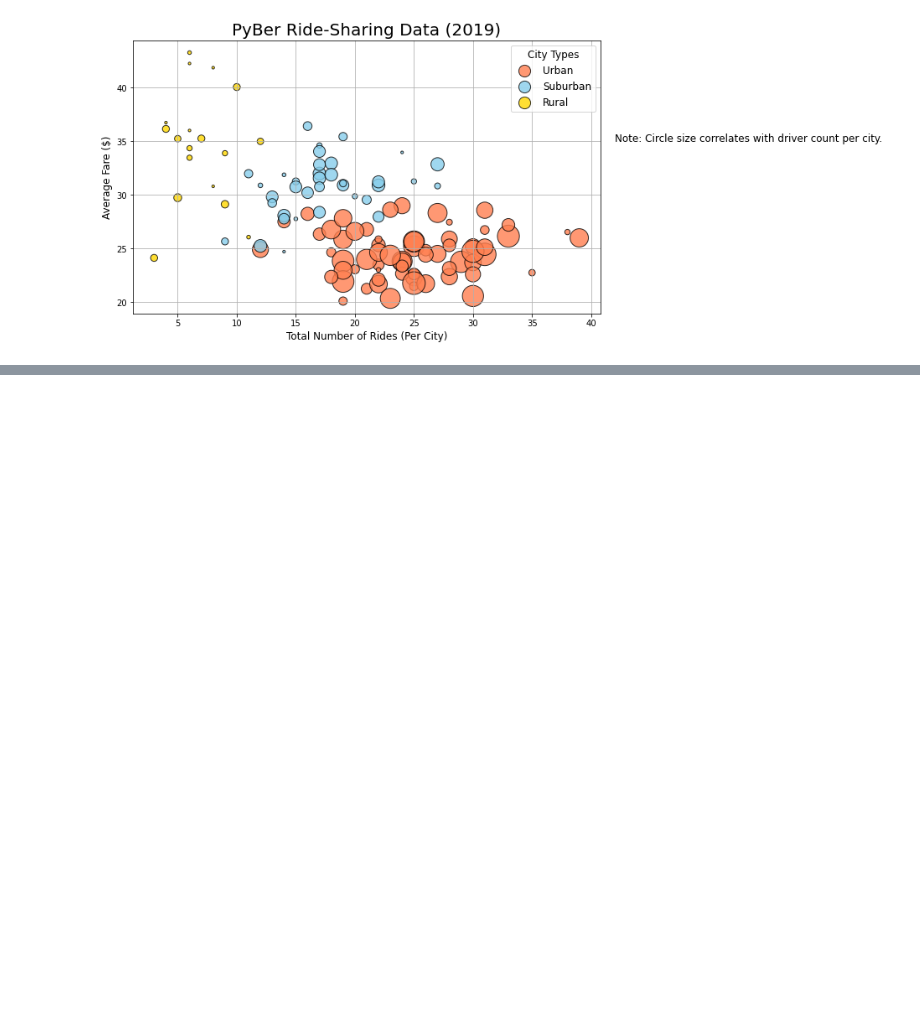
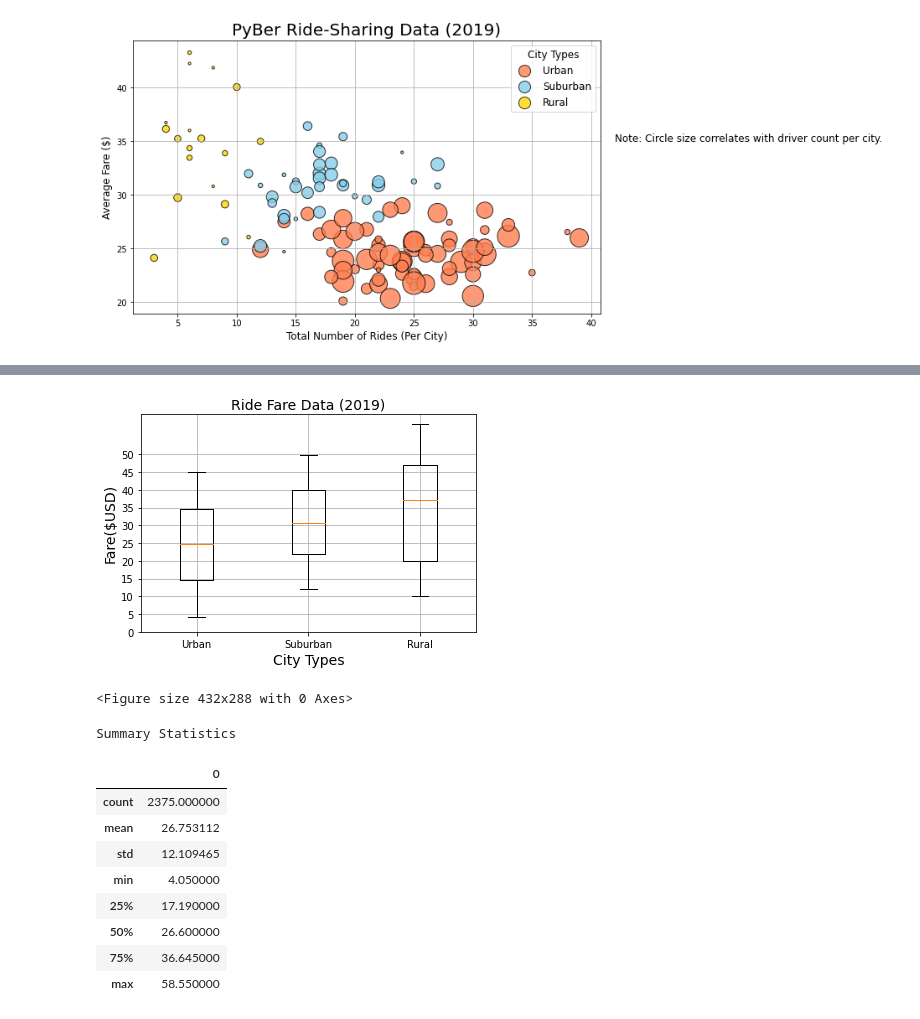
Before and after one commit to YubiQuinzon/PyBer_Analysis, a Jupyter notebook: PyBer.ipynb, the cells around one changed output, grey strips where cells are left out. Saved outputs shown, nothing was run; the diff lists cells and outputs as text; code cells hidden in the pictures; blank space fills up the shorter version.

```diff
--- a/PyBer.ipynb
+++ b/PyBer.ipynb
@@ -355,0 +509,40 @@ plt.show()
+# %%
+# Create a box-and-whisker plot for the urban fare data.
+x_labels = ["Urban", "Suburban", "Rural"]
+fare_data = [urban_fares, suburban_cities_df["fare"], rural_cities_df["fare"]]
+
+fig, ax = plt.subplots()
+ax.boxplot(fare_data, labels=x_labels)
+
+# Add the title, y-axis label and grid.
+ax.set_title('Ride Fare Data (2019)', fontsize =14)
+ax.set_ylabel('Fare($USD)', fontsize =14)
+ax.set_xlabel("City Types", fontsize =14)
+ax.set_yticks(np.arange(0, 51, step=5.0))
+ax.grid()
+plt.show()
+
+# Save the figure.
+plt.savefig("analysis/Fig3.png")
+plt.show()
+
+fare_data_summary =[]
+[fare_data_summary.append(i) for i in urban_fares.values]
+[fare_data_summary.append(i) for i in suburban_cities_df["fare"].values]
+[fare_data_summary.append(i) for i in rural_cities_df["fare"].values]
+fare_data_summary
+print("Summary Statistics")
+pd.DataFrame(fare_data_summary).describe()
+# %% [output]
+[figure, added]
+<Figure size 432x288 with 0 Axes>
+Summary Statistics
+|  | 0 |
+| count | 2375.000000 |
+| mean | 26.753112 |
+| std | 12.109465 |
+| min | 4.050000 |
+| 25% | 17.190000 |
+| 50% | 26.600000 |
+| 75% | 36.645000 |
+| max | 58.550000 |
```
Also changed, not shown: parts of 17 cells of this notebook, 3 other files.
